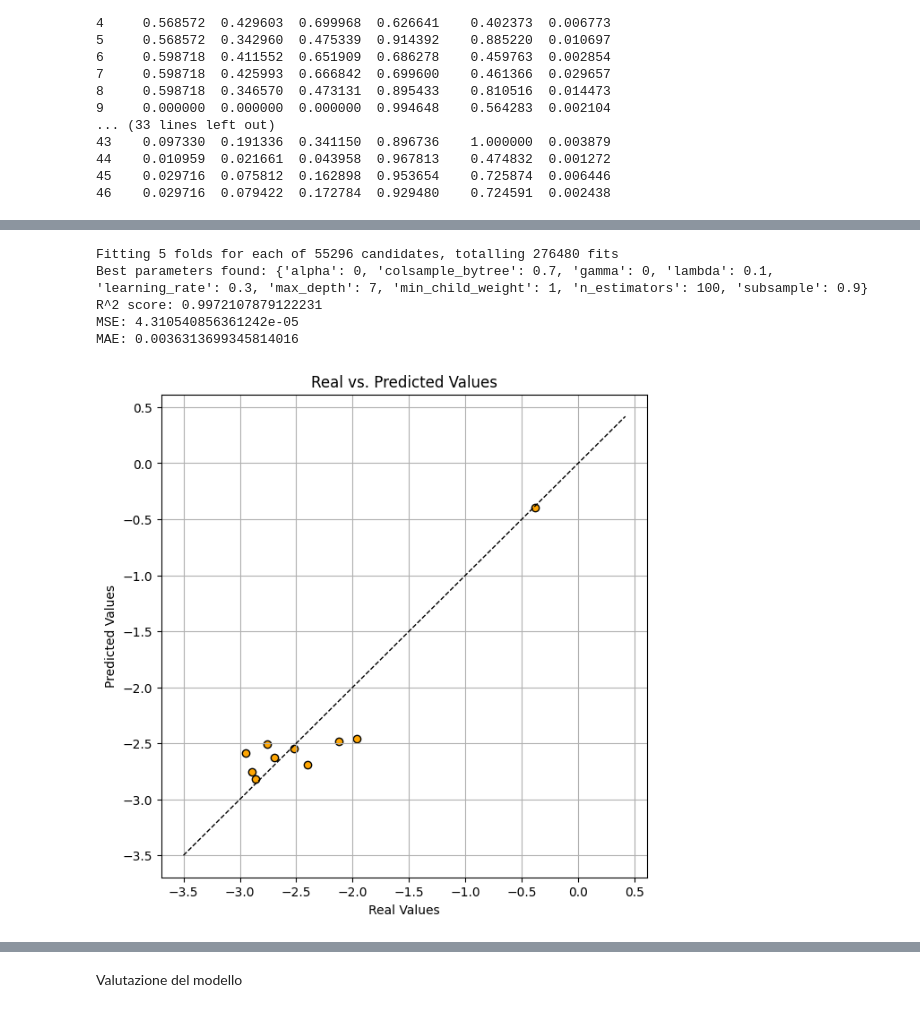
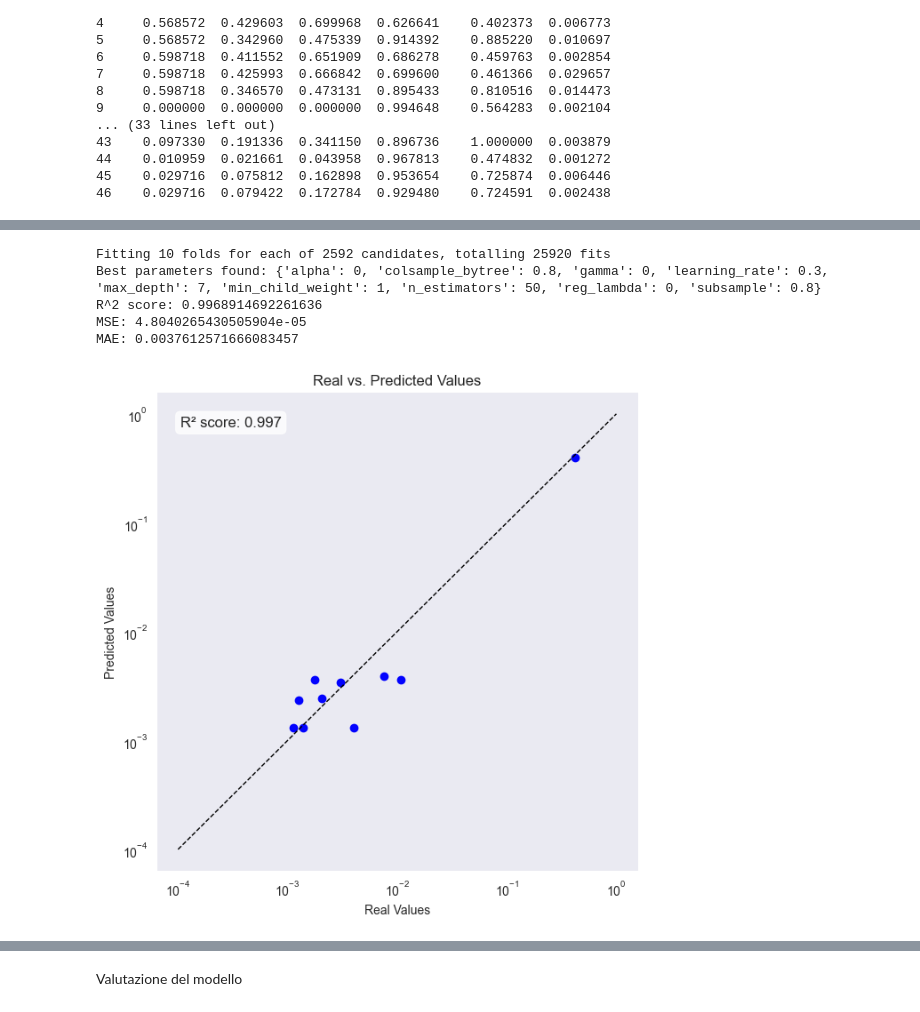
Before and after one commit to LorisMinetti/Permeability_Eval_AI, a Jupyter notebook: poker/Ech/Definitive.ipynb, the cells around one changed output, grey strips where cells are left out. Saved outputs shown, nothing was run; the diff lists cells and outputs as text; code cells hidden in the pictures.

Commit message:
lampa computer some changes

```diff
--- a/poker/Ech/Definitive.ipynb
+++ b/poker/Ech/Definitive.ipynb
@@ -8,7 +8,7 @@ import matplotlib.pyplot as plt
 
 try:
 # Carica il tuo file XLSX
-    xlsx_file = 'C:/Users/loris/Desktop/Python Workspace/FirstTryMiller/dataset/richerDataset.xlsx'  # Sostituisci con il percorso del tuo file
+    xlsx_file = 'C:/Users/francesco01.lampa/PycharmProjects/Permeability_Eval_AI/dataset/richerDataset.xlsx'  # Sostituisci con il percorso del tuo file
 
 # Leggi i dati dal file XLSX e crea un DataFrame
     df: DataFrame = pd.read_excel(xlsx_file)
@@ -228,22 +257,14 @@ import joblib
 
 param_grid = {
     'n_estimators': [50, 100, 200],
-    'learning_rate': [0.01, 0.1, 0.15, 0.3],
-    'max_depth': [3, 5, 7],
-    'subsample': [0.5, 0.7, 0.8, 0.9],
-    'colsample_bytree': [0.5, 0.7, 0.9, 1],
+    'learning_rate': [0.1, 0.25, 0.3],
+    'max_depth': [4, 5, 7],
+    'subsample': [0.7, 0.8, 0.9],
+    'colsample_bytree': [0.7,0.8],
     'min_child_weight': [1, 5],
-    'gamma': [0, 0.1, 0.2],
-    'lambda': [0, 0.01, 0.1, 1],
-    'alpha': [0, 0.01, 0.1, 1]
-}
-
-best_params = {
-    'colsample_bytree': 0.7,
-    'learning_rate': 0.1,
-    'max_depth': 5,
-    'n_estimators': 50,
-    'subsample': 0.7
+    'gamma': [0, 0.1],
+    'alpha': [0, 0.1],
+    'reg_lambda': [0, 0.1]
 }
 
 
@@ -264,7 +285,7 @@ tqdm_callback = lambda iterable: tqdm(
 
 # Usa joblib per patchare il parallel computing di scikit-learn
 with joblib.parallel_backend('loky', inner_max_num_threads=1):
-    grid_search = GridSearchCV(estimator=model, param_grid=param_grid, cv=5, n_jobs=-1, verbose=1)
+    grid_search = GridSearchCV(estimator=model, param_grid=param_grid, cv=10, n_jobs=-1, verbose=1)
     grid_search.fit(X_train, y_train)
 
 
@@ -276,24 +297,33 @@ print(f"R^2 score: {r2_score(y_test, y_pred)}")
 print(f"MSE: {mean_squared_error(y_test, y_pred)}")
 print(f"MAE: {mean_absolute_error(y_test, y_pred)}")
 # %% [output]
-Fitting 5 folds for each of 55296 candidates, totalling 276480 fits
-Best parameters found: {'alpha': 0, 'colsample_bytree': 0.7, 'gamma': 0, 'lambda': 0.1, 'learning_rate': 0.3, 'max_depth': 7, 'min_child_weight': 1, 'n_estimators': 100, 'subsample': 0.9}
-R^2 score: 0.9972107879122231
-MSE: 4.310540856361242e-05
-MAE: 0.0036313699345814016
+Fitting 10 folds for each of 2592 candidates, totalling 25920 fits
+Best parameters found: {'alpha': 0, 'colsample_bytree': 0.8, 'gamma': 0, 'learning_rate': 0.3, 'max_depth': 7, 'min_child_weight': 1, 'n_estimators': 50, 'reg_lambda': 0, 'subsample': 0.8}
+R^2 score: 0.9968914692261636
+MSE: 4.8040265430505904e-05
+MAE: 0.0037612571666083457
 # %%
 #Visualizzazione grafica con scala logaritmica
 
 plt.figure(figsize=(7, 7))
-plt.scatter(np.log10(y_test), np.log10(y_pred), color='orange', alpha=0.99, edgecolors='black')
-plt.plot([-3.5, y_test.max()], [-3.5, y_test.max()], 'k--', lw=1)
+plt.scatter(y_test, y_pred, color='blue', alpha=0.99)
+plt.plot([10**(-4), 10**0], [10**(-4), 10**0], 'k--', lw=1)
+plt.xscale('log', base=10)
+plt.yscale('log', base=10)
 plt.xlabel('Real Values')
 plt.ylabel('Predicted Values')
+
+# Adding a text box with the R² score and random_state
+textstr = f'R² score: {r2_score(y_test, y_pred):.3f}'
+props = dict(boxstyle='round', facecolor='white', alpha=0.8)
+plt.text(0.05, 0.95, textstr, transform=plt.gca().transAxes, fontsize=12,
+         verticalalignment='top', bbox=props)
+
 plt.title('Real vs. Predicted Values')
-plt.grid(True)
+plt.grid(False)
 plt.show()
 # %% [output]
-[figure, old version]
+[figure, new version]
 # %%
 # Crea un DataFrame con i valori reali e predetti
 results_df = pd.DataFrame({
```
Also changed, not shown: parts of 17 cells of this notebook, 1 other file.
